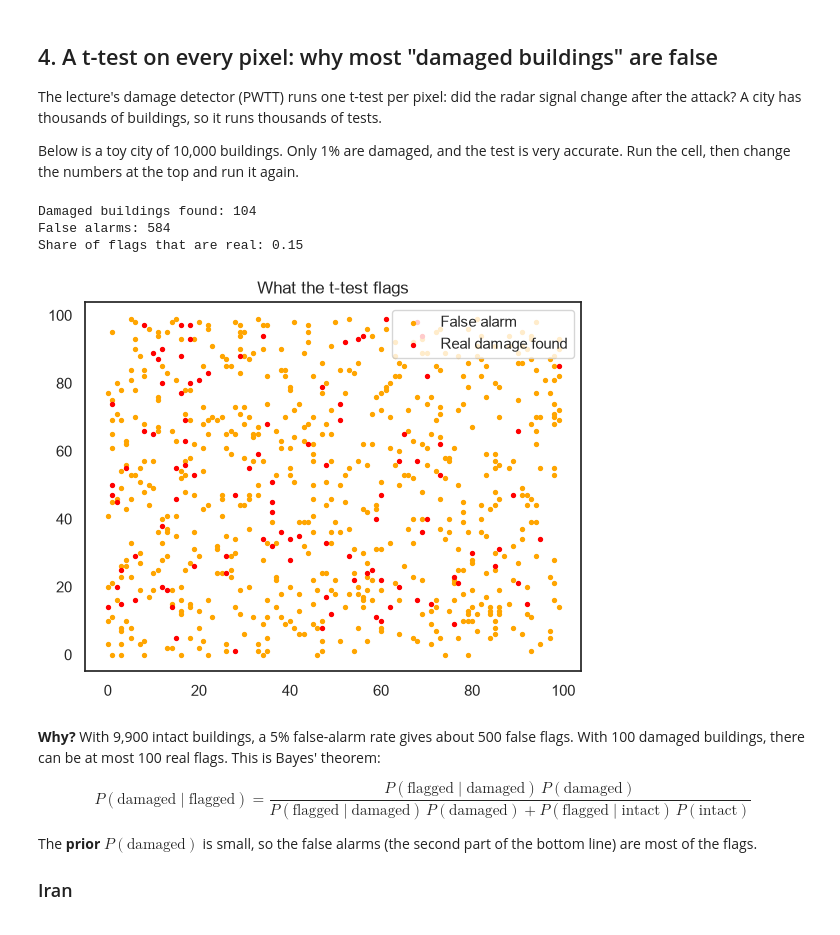
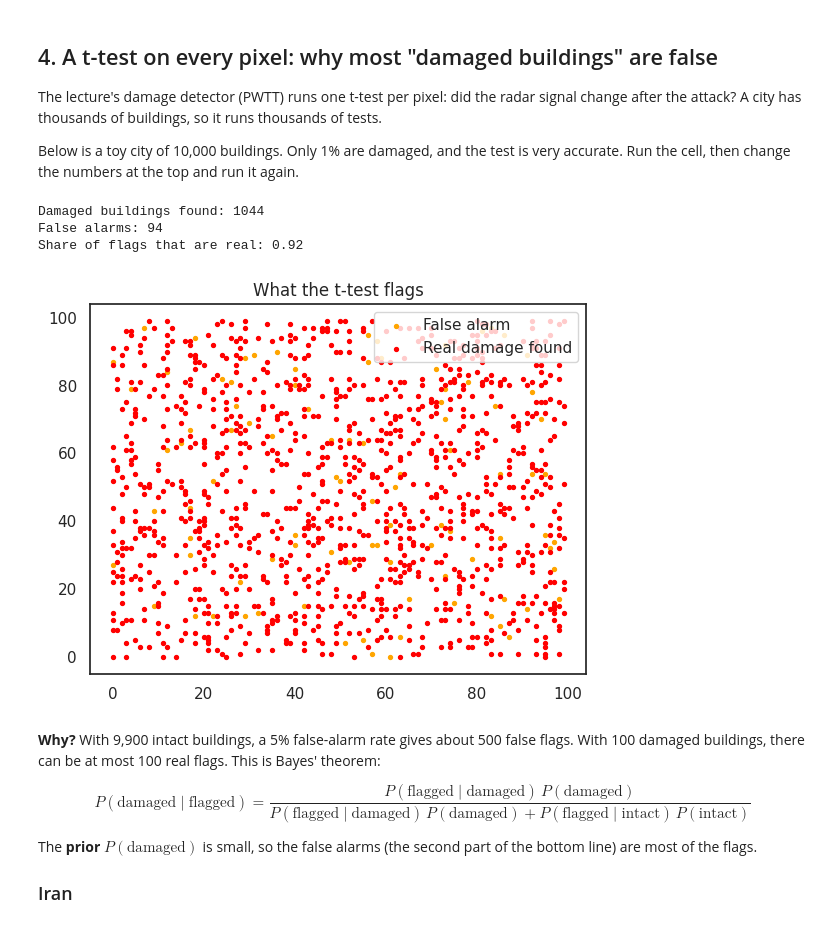
Before and after one commit to AlexiaNabok28/QM2, a Jupyter notebook: notebooks/W06. Hypothesis Testing.ipynb, the cells around one changed output. Saved outputs shown, nothing was run; the diff lists cells and outputs as text; code cells hidden in the pictures.

```diff
--- a/notebooks/W06. Hypothesis Testing.ipynb
+++ b/notebooks/W06. Hypothesis Testing.ipynb
@@ -249,40 +252,40 @@ The lecture's damage detector (PWTT) runs one t-test per pixel: did the radar si
 Below is a toy city of 10,000 buildings. Only 1% are damaged, and the test is very accurate. Run the cell, then change the numbers at the top and run it again.
 # %%
 # ---- Change these and run the cell again ----
-share_damaged = 0.01   # the prior: the share of buildings that are damaged
-drop_db = 3            # how much damage lowers the radar signal (bigger = easier to see)
-alpha = 0.05           # flag a building if its p-value is below alpha
+share_damaged = 0.1      # the prior: the share of buildings that are damaged
+drop_db = 10             # how much damage lowers the radar signal (bigger = easier to see) - the intensity of damage. A damaged building's radar signal drops by 3 units, making it somewhat easy to detect.
+alpha = 0.005            # flag a building if its p-value is below alpha - defines the significance level. We flag a building as damaged if its t-test p-value is below 0.05.
 # ----------------------------------------------
 
 rows = []                                          # an empty list: one entry per building
 for row in range(100):                             # the city is a grid of 100 rows...
     for col in range(100):                         # ...and 100 columns: 10,000 buildings
         damaged = np.random.random() < share_damaged   # True for about 1% of buildings
         before = np.random.normal(0, 1, 12)        # 12 noisy radar images before the strikes
         after = np.random.normal(0, 1, 4)          # 4 noisy radar images after the strikes
         if damaged:                                # if this building is damaged...
             after = after - drop_db                # ...its radar signal drops after the strikes
         p_value = stats.ttest_ind(after, before, equal_var=False).pvalue   # one t-test for this building
         rows.append({"row": row, "col": col, "damaged": damaged, "flagged": p_value < alpha})   # save the result
 city = pd.DataFrame(rows)                          # turn the list into a table
 
 real = city[(city["damaged"] == True) & (city["flagged"] == True)]     # damaged and flagged: real damage found
 false = city[(city["damaged"] == False) & (city["flagged"] == True)]   # intact but flagged: false alarms
 
 print("Damaged buildings found:", len(real))           # how many of them the test found
 print("False alarms:", len(false))                     # how many intact buildings were flagged
 print("Share of flags that are real:", round(len(real) / (len(real) + len(false)), 2))   # real flags / all flags
 
 plt.scatter(false["col"], false["row"], color="orange", s=8, label="False alarm")        # false alarms in orange
 plt.scatter(real["col"], real["row"], color="red", s=8, label="Real damage found")       # real damage in red
 plt.title("What the t-test flags")                 # add a title
 plt.legend(loc="upper right")                      # show the labels
 plt.show()                                         # draw the plot
 # %% [output]
-Damaged buildings found: 104
-False alarms: 584
-Share of flags that are real: 0.15
+Damaged buildings found: 1044
+False alarms: 94
+Share of flags that are real: 0.92
-[figure, old version]
+[figure, new version]
 # %% [markdown]
 **Why?** With 9,900 intact buildings, a 5% false-alarm rate gives about 500 false flags. With 100 damaged buildings, there can be at most 100 real flags. This is Bayes' theorem:
 
```
Also changed, not shown: parts of 8 cells of this notebook.
